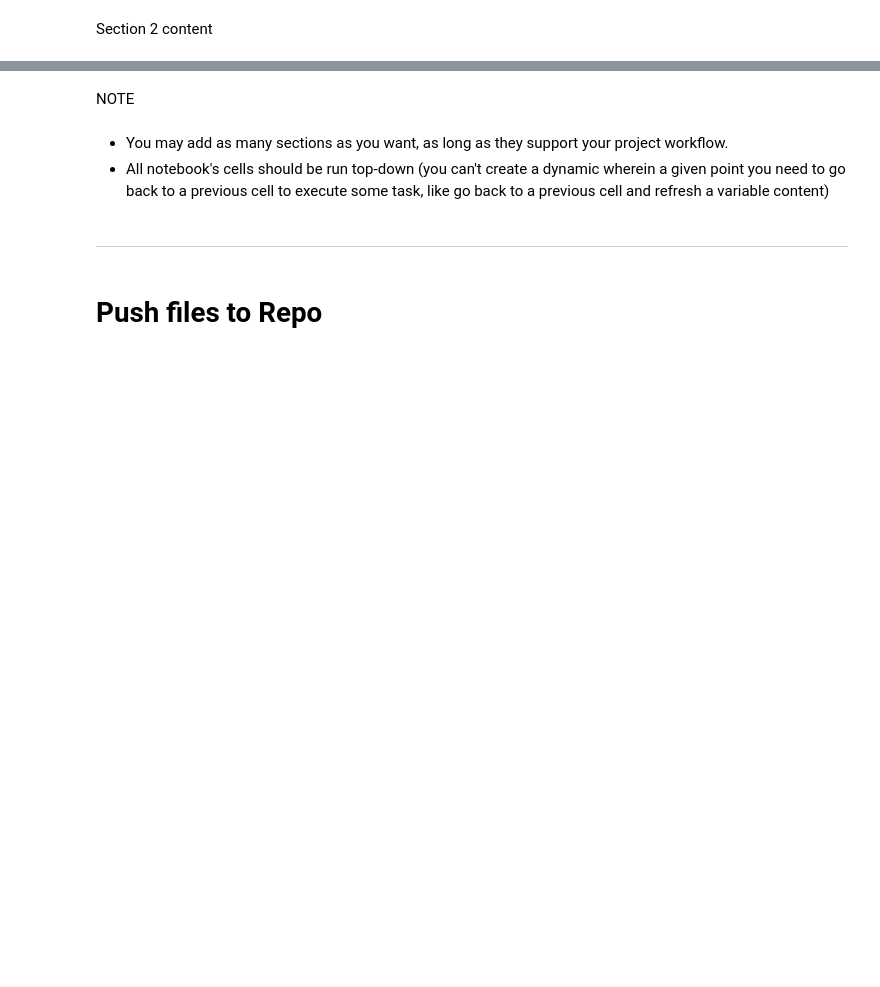
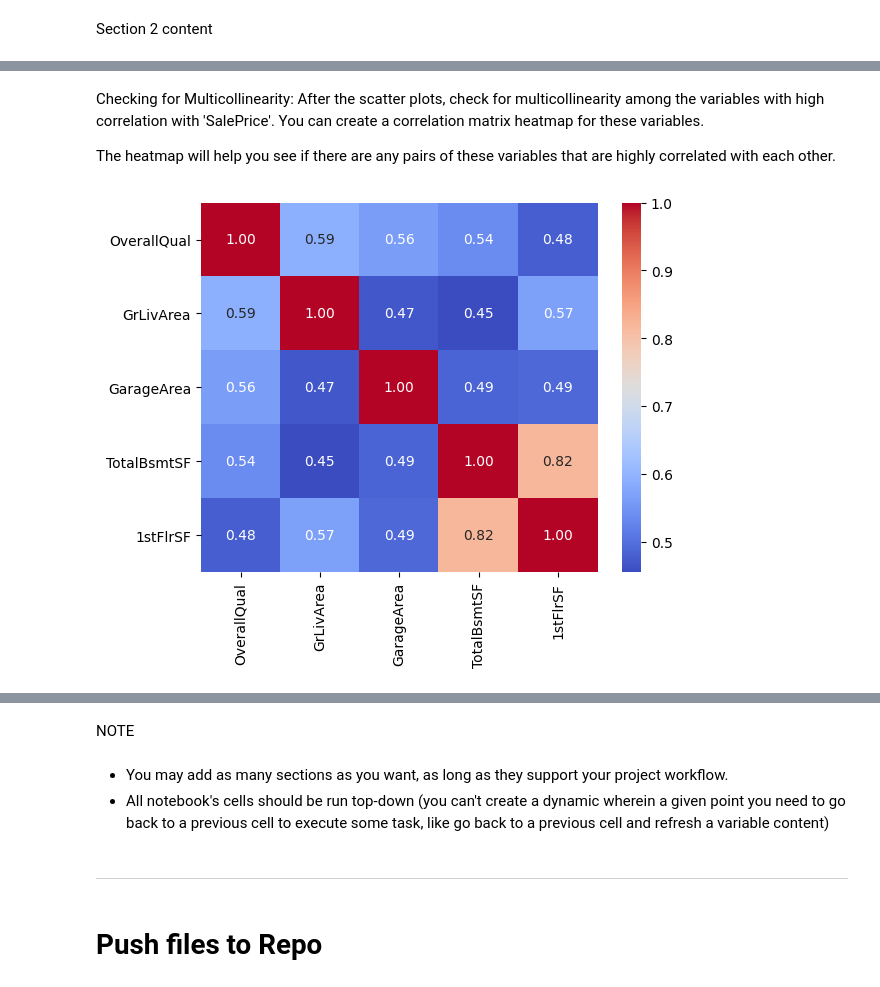
Before and after one commit to robinozer/housing, a Jupyter notebook: jupyter_notebooks/Notebook_Template 2.ipynb, the cells around one changed output, grey strips where cells are left out. Drawn from its saved outputs; the diff is of its cells as text; code cells hidden in the pictures; blank space fills up the shorter version.

```diff
--- a/jupyter_notebooks/Notebook_Template 2.ipynb
+++ b/jupyter_notebooks/Notebook_Template 2.ipynb
@@ -96,0 +191,16 @@ Section 2 content
+# %% [markdown]
+Checking for Multicollinearity: After the scatter plots, check for multicollinearity among the variables with high correlation with 'SalePrice'. You can create a correlation matrix heatmap for these variables.
+
+The heatmap will help you see if there are any pairs of these variables that are highly correlated with each other.
+# %%
+# List of top correlated variables
+top_corr_vars = ['OverallQual', 'GrLivArea', 'GarageArea', 'TotalBsmtSF', '1stFlrSF']
+
+# Create correlation matrix for these variables
+corr_matrix = records_df[top_corr_vars].corr()
+
+# Plot the correlation matrix as a heatmap
+sns.heatmap(corr_matrix, annot=True, fmt='.2f', cmap='coolwarm')
+plt.show()
+# %% [output]
+[figure, added]
```
Also changed, not shown: parts of 21 cells of this notebook.
